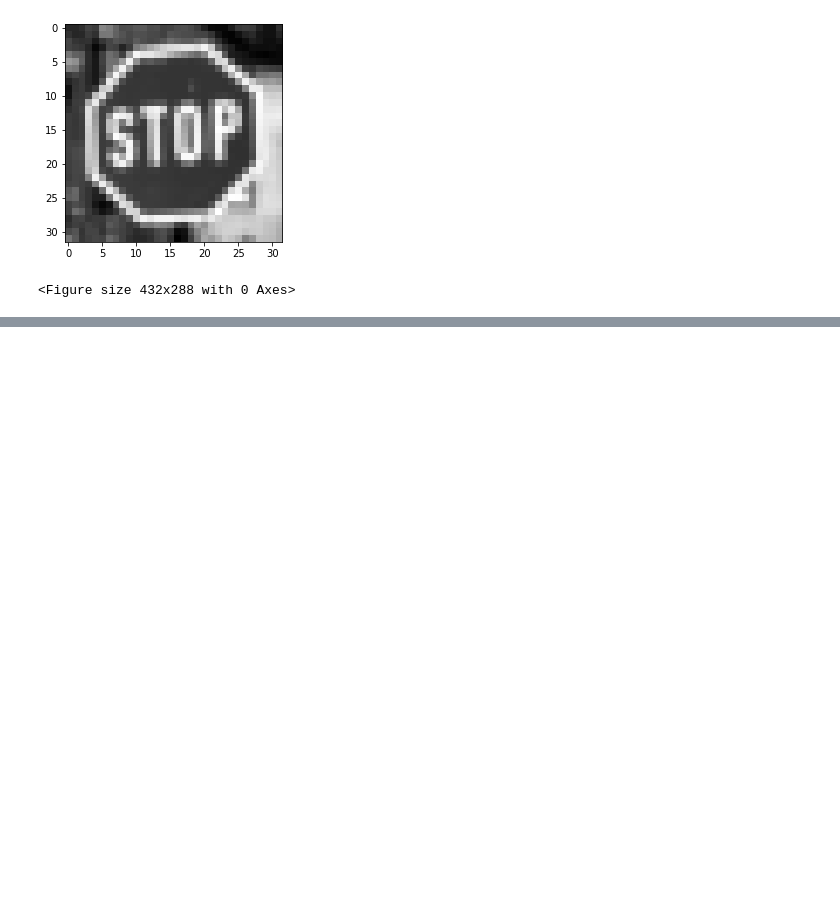
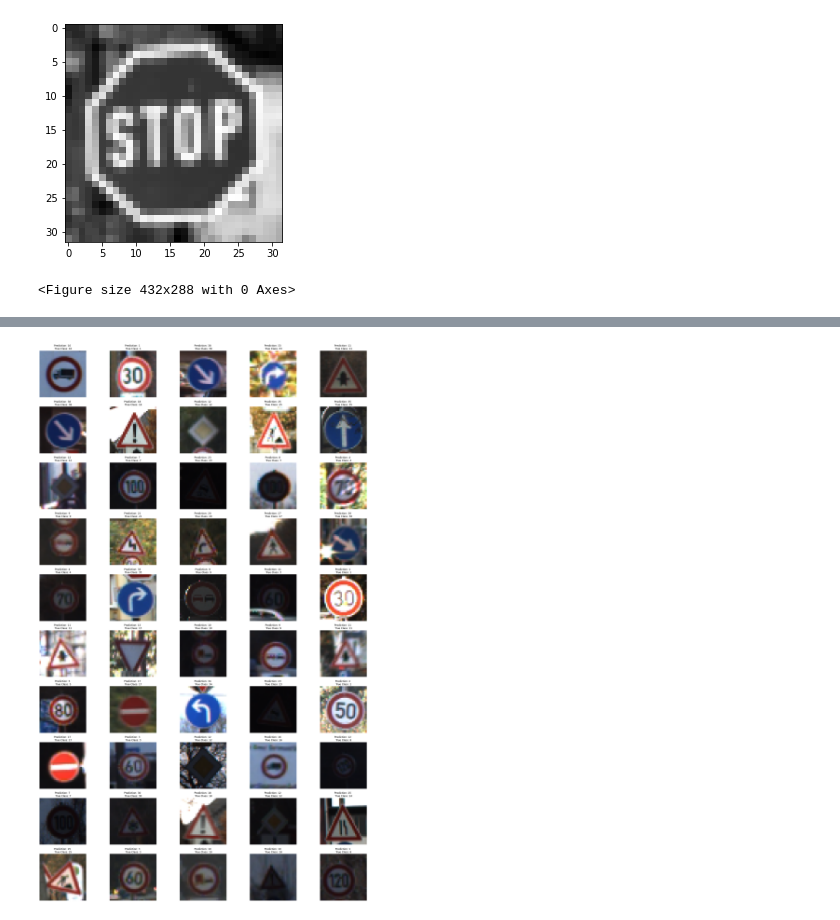
Before and after one commit to hamednasr/Traffic-Sign-Clasification, a Jupyter notebook: Traffic Signal Classification my code.ipynb, the cells around one changed output, grey strips where cells are left out. Saved outputs shown, nothing was run; the diff lists cells and outputs as text; code cells hidden in the pictures; blank space fills up the shorter version.

```diff
--- a/Traffic Signal Classification my code.ipynb
+++ b/Traffic Signal Classification my code.ipynb
@@ -185,0 +260,9 @@ Epoch 10/10
+# %%
+fig, axes = plt.subplots(10, 5, figsize=(30,50))
+axes = axes.ravel()
+for i in range(50):
+    axes[i].imshow(X_test[i])
+    axes[i].set_title(f'Prediction: {y_test_pred[i]} \n True Class: {y_test[i]}')
+    axes[i].axis('off')
+# %% [output]
+[figure, added]
```
Also changed, not shown: parts of 13 cells of this notebook.
